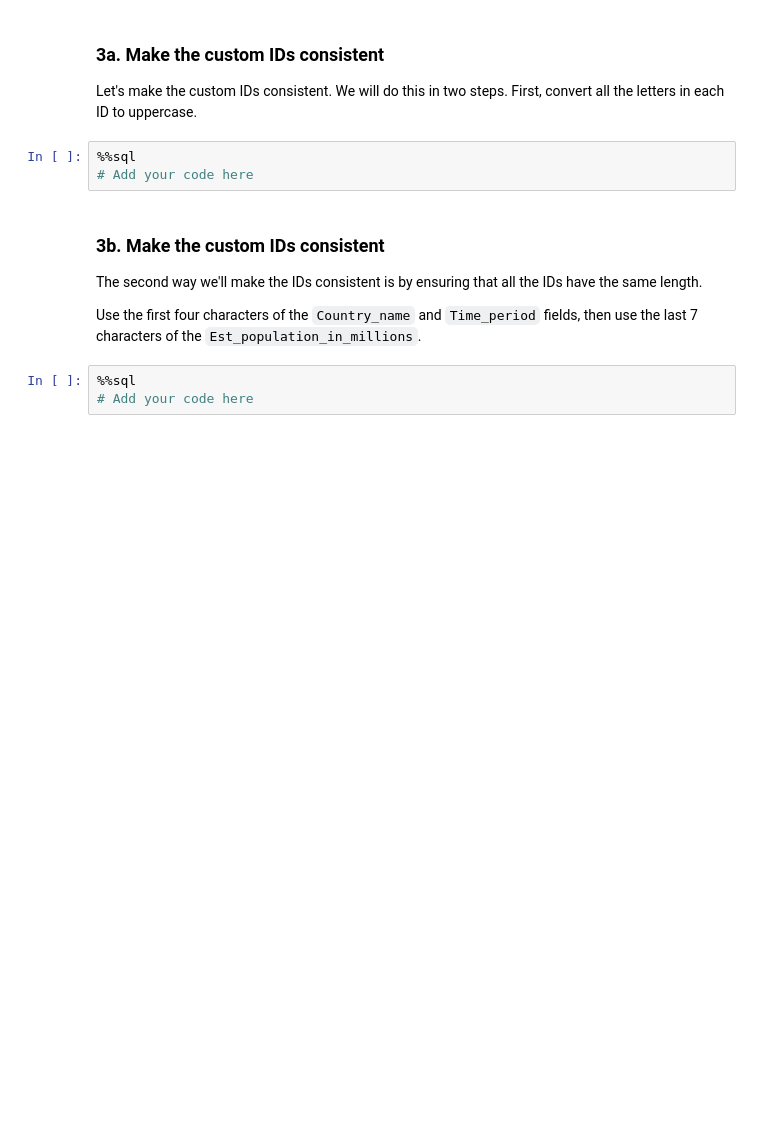
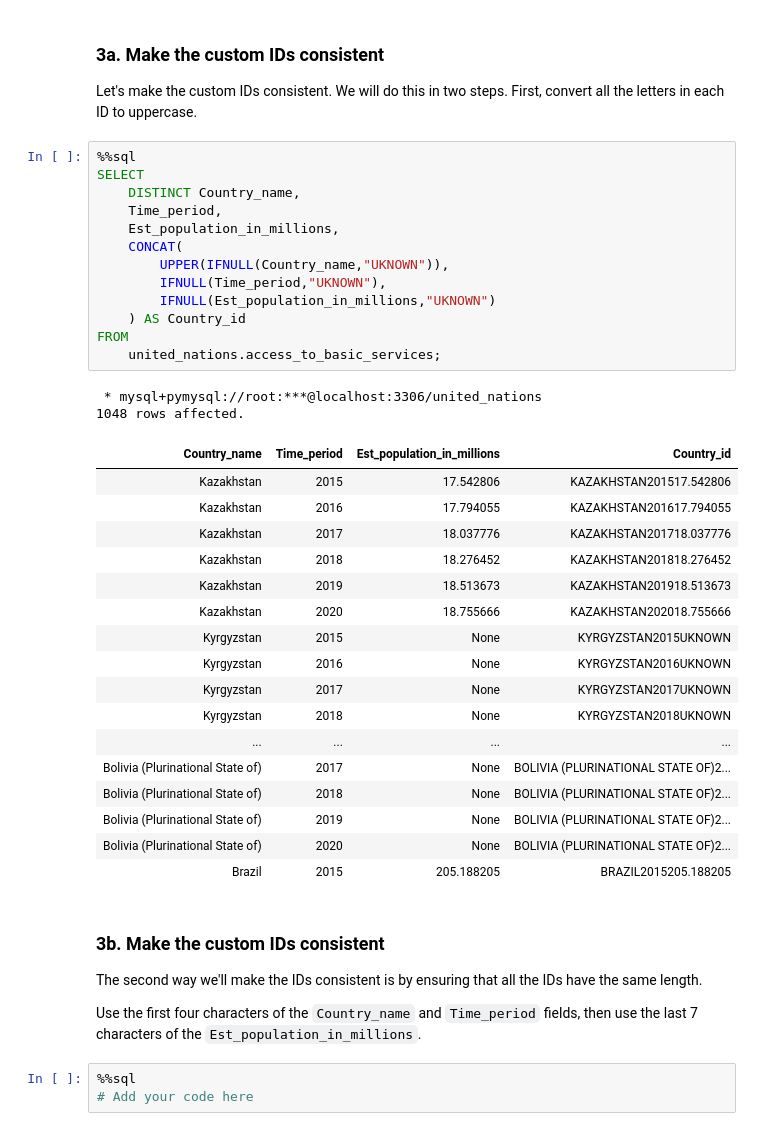
Before and after one commit to RealElvince/Access-to-basic-water-services, a Jupyter notebook: notebooks/Creating a custom ID using string functions.ipynb, the cells around one changed output. Saved outputs shown, nothing was run; the diff lists cells and outputs as text; blank space fills up the shorter version.

Commit message:
Convert country name to upper

```diff
--- a/notebooks/Creating a custom ID using string functions.ipynb
+++ b/notebooks/Creating a custom ID using string functions.ipynb
@@ -133,7 +153,37 @@ FROM
 Let's make the custom IDs consistent. We will do this in two steps. First, convert all the letters in each ID to uppercase.
 # %%
 %%sql
-# Add your code here
+SELECT
+	DISTINCT Country_name,
+	Time_period,
+	Est_population_in_millions,
+	CONCAT(
+		UPPER(IFNULL(Country_name,"UKNOWN")),
+		IFNULL(Time_period,"UKNOWN"),
+		IFNULL(Est_population_in_millions,"UKNOWN")
+	) AS Country_id
+FROM
+	united_nations.access_to_basic_services;
+# %% [output]
+ * mysql+pymysql://root:***@localhost:3306/united_nations
+1048 rows affected.
+| Country_name | Time_period | Est_population_in_millions | Country_id |
+| Kazakhstan | 2015 | 17.542806 | KAZAKHSTAN201517.542806 |
+| Kazakhstan | 2016 | 17.794055 | KAZAKHSTAN201617.794055 |
+| Kazakhstan | 2017 | 18.037776 | KAZAKHSTAN201718.037776 |
+| Kazakhstan | 2018 | 18.276452 | KAZAKHSTAN201818.276452 |
+| Kazakhstan | 2019 | 18.513673 | KAZAKHSTAN201918.513673 |
+| Kazakhstan | 2020 | 18.755666 | KAZAKHSTAN202018.755666 |
+| Kyrgyzstan | 2015 | None | KYRGYZSTAN2015UKNOWN |
+| Kyrgyzstan | 2016 | None | KYRGYZSTAN2016UKNOWN |
+| Kyrgyzstan | 2017 | None | KYRGYZSTAN2017UKNOWN |
+| Kyrgyzstan | 2018 | None | KYRGYZSTAN2018UKNOWN |
+| ... | ... | ... | ... |
+| Bolivia (Plurinational State of) | 2017 | None | BOLIVIA (PLURINATIONAL STATE OF)2... |
+| Bolivia (Plurinational State of) | 2018 | None | BOLIVIA (PLURINATIONAL STATE OF)2... |
+| Bolivia (Plurinational State of) | 2019 | None | BOLIVIA (PLURINATIONAL STATE OF)2... |
+| Bolivia (Plurinational State of) | 2020 | None | BOLIVIA (PLURINATIONAL STATE OF)2... |
+| Brazil | 2015 | 205.188205 | BRAZIL2015205.188205 |
 # %% [markdown]
 ### 3b. Make the custom IDs consistent
 
```
Also changed, not shown: parts of 1 cell of this notebook.
